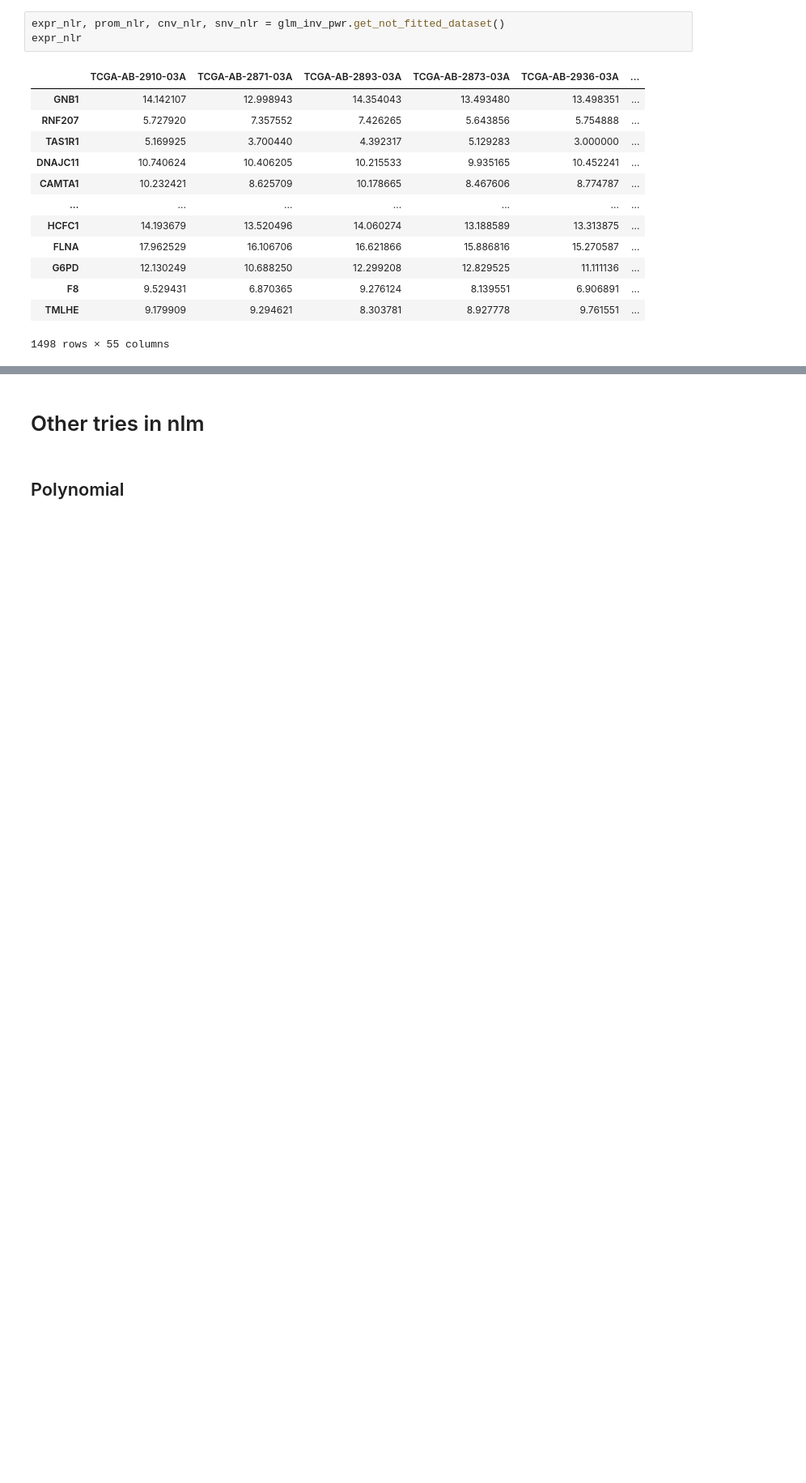
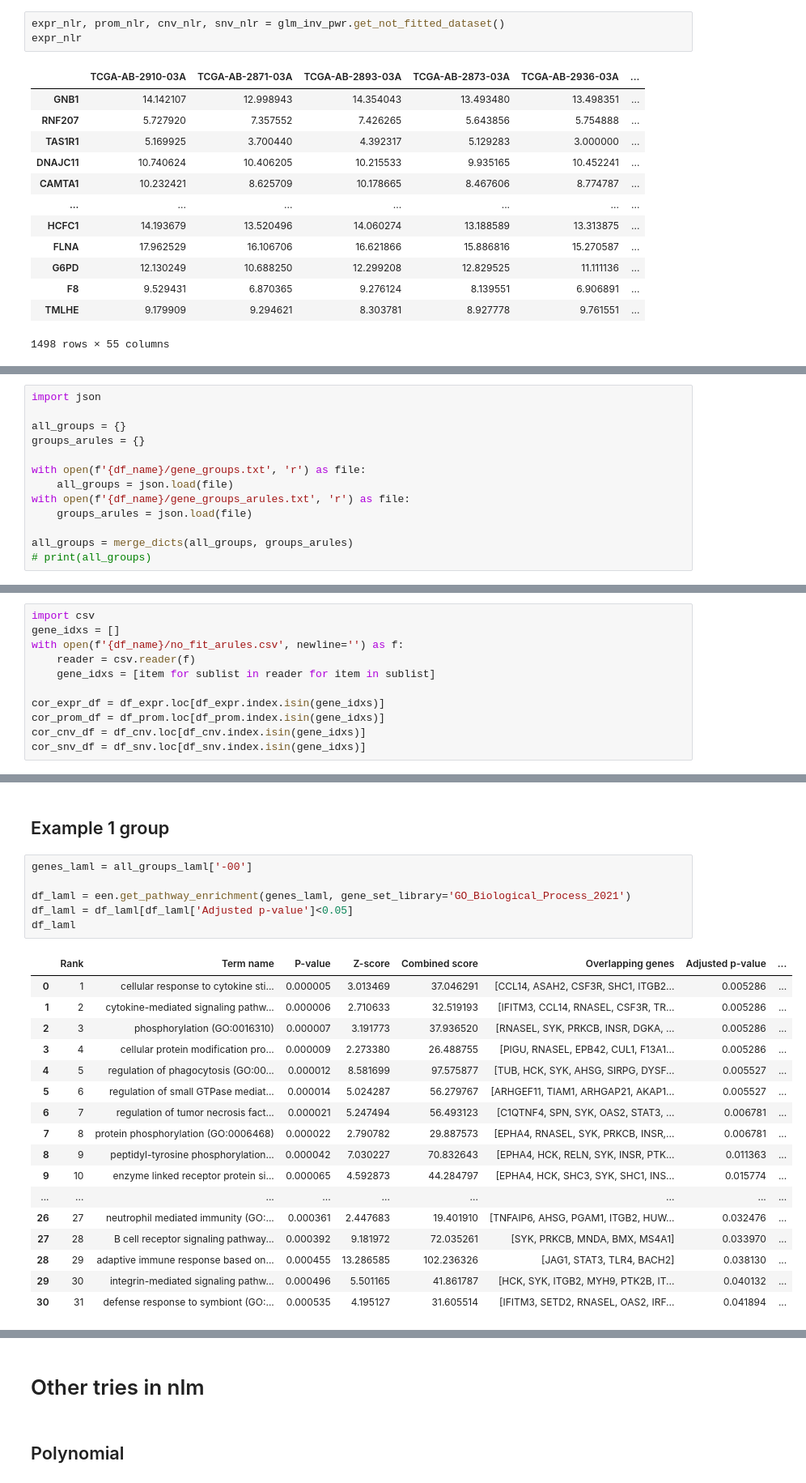
Before and after one commit to lateNighter/multiomics, a Jupyter notebook: Gene_group_identification.ipynb, the cells around one changed output, grey strips where cells are left out. Shown at 81% size. Drawn from its saved outputs; the diff is of its cells as text; blank space fills up the shorter version.

Commit message:
add arules & analysis

```diff
--- a/Gene_group_identification.ipynb
+++ b/Gene_group_identification.ipynb
@@ -820,0 +515,13 @@ Required-by:
+# %%
+import json
+
+all_groups = {}
+groups_arules = {}
+
+with open(f'{df_name}/gene_groups.txt', 'r') as file:
+    all_groups = json.load(file)
+with open(f'{df_name}/gene_groups_arules.txt', 'r') as file:
+    groups_arules = json.load(file)
+
+all_groups = merge_dicts(all_groups, groups_arules)
+# print(all_groups)
@@ -820,0 +538,11 @@ Required-by:
+# %%
+import csv
+gene_idxs = []
+with open(f'{df_name}/no_fit_arules.csv', newline='') as f:
+    reader = csv.reader(f)
+    gene_idxs = [item for sublist in reader for item in sublist]
+
+cor_expr_df = df_expr.loc[df_expr.index.isin(gene_idxs)]
+cor_prom_df = df_prom.loc[df_prom.index.isin(gene_idxs)]
+cor_cnv_df = df_cnv.loc[df_cnv.index.isin(gene_idxs)]
+cor_snv_df = df_snv.loc[df_snv.index.isin(gene_idxs)]
@@ -820,0 +771,26 @@ Required-by:
+# %% [markdown]
+## Example 1 group
+# %%
+genes_laml = all_groups_laml['-00']
+
+df_laml = een.get_pathway_enrichment(genes_laml, gene_set_library='GO_Biological_Process_2021')
+df_laml = df_laml[df_laml['Adjusted p-value']<0.05]
+df_laml
+# %% [output]
+|  | Rank | Term name | P-value | Z-score | Combined score | Overlapping genes | Adjusted p-value | ... |
+| 0 | 1 | cellular response to cytokine sti... | 0.000005 | 3.013469 | 37.046291 | [CCL14, ASAH2, CSF3R, SHC1, ITGB2... | 0.005286 | ... |
+| 1 | 2 | cytokine-mediated signaling pathw... | 0.000006 | 2.710633 | 32.519193 | [IFITM3, CCL14, RNASEL, CSF3R, TR... | 0.005286 | ... |
+| 2 | 3 | phosphorylation (GO:0016310) | 0.000007 | 3.191773 | 37.936520 | [RNASEL, SYK, PRKCB, INSR, DGKA, ... | 0.005286 | ... |
+| 3 | 4 | cellular protein modification pro... | 0.000009 | 2.273380 | 26.488755 | [PIGU, RNASEL, EPB42, CUL1, F13A1... | 0.005286 | ... |
+| 4 | 5 | regulation of phagocytosis (GO:00... | 0.000012 | 8.581699 | 97.575877 | [TUB, HCK, SYK, AHSG, SIRPG, DYSF... | 0.005527 | ... |
+| 5 | 6 | regulation of small GTPase mediat... | 0.000014 | 5.024287 | 56.279767 | [ARHGEF11, TIAM1, ARHGAP21, AKAP1... | 0.005527 | ... |
+| 6 | 7 | regulation of tumor necrosis fact... | 0.000021 | 5.247494 | 56.493123 | [C1QTNF4, SPN, SYK, OAS2, STAT3, ... | 0.006781 | ... |
+| 7 | 8 | protein phosphorylation (GO:0006468) | 0.000022 | 2.790782 | 29.887573 | [EPHA4, RNASEL, SYK, PRKCB, INSR,... | 0.006781 | ... |
+| 8 | 9 | peptidyl-tyrosine phosphorylation... | 0.000042 | 7.030227 | 70.832643 | [EPHA4, HCK, RELN, SYK, INSR, PTK... | 0.011363 | ... |
+| 9 | 10 | enzyme linked receptor protein si... | 0.000065 | 4.592873 | 44.284797 | [EPHA4, HCK, SHC3, SYK, SHC1, INS... | 0.015774 | ... |
+| ... | ... | ... | ... | ... | ... | ... | ... | ... |
+| 26 | 27 | neutrophil mediated immunity (GO:... | 0.000361 | 2.447683 | 19.401910 | [TNFAIP6, AHSG, PGAM1, ITGB2, HUW... | 0.032476 | ... |
+| 27 | 28 | B cell receptor signaling pathway... | 0.000392 | 9.181972 | 72.035261 | [SYK, PRKCB, MNDA, BMX, MS4A1] | 0.033970 | ... |
+| 28 | 29 | adaptive immune response based on... | 0.000455 | 13.286585 | 102.236326 | [JAG1, STAT3, TLR4, BACH2] | 0.038130 | ... |
+| 29 | 30 | integrin-mediated signaling pathw... | 0.000496 | 5.501165 | 41.861787 | [HCK, SYK, ITGB2, MYH9, PTK2B, IT... | 0.040132 | ... |
+| 30 | 31 | defense response to symbiont (GO:... | 0.000535 | 4.195127 | 31.605514 | [IFITM3, SETD2, RNASEL, OAS2, IRF... | 0.041894 | ... |
```
Also changed, not shown: parts of 103 cells of this notebook.
